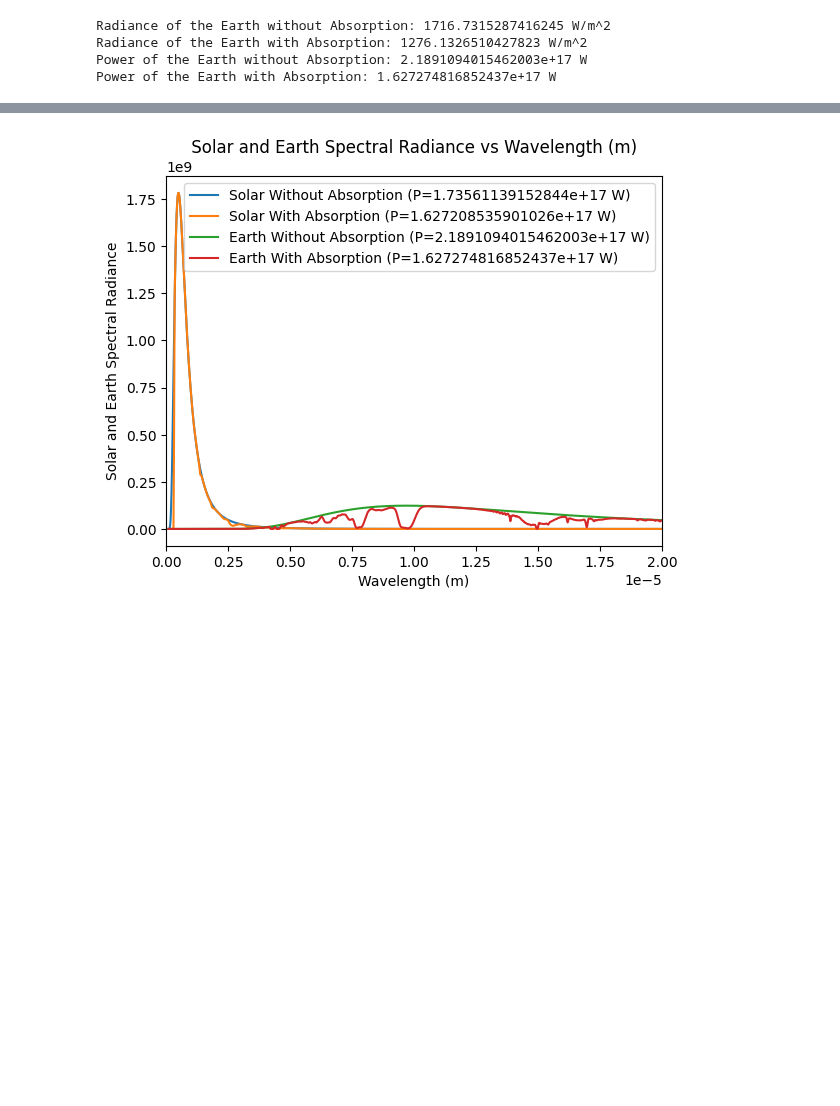
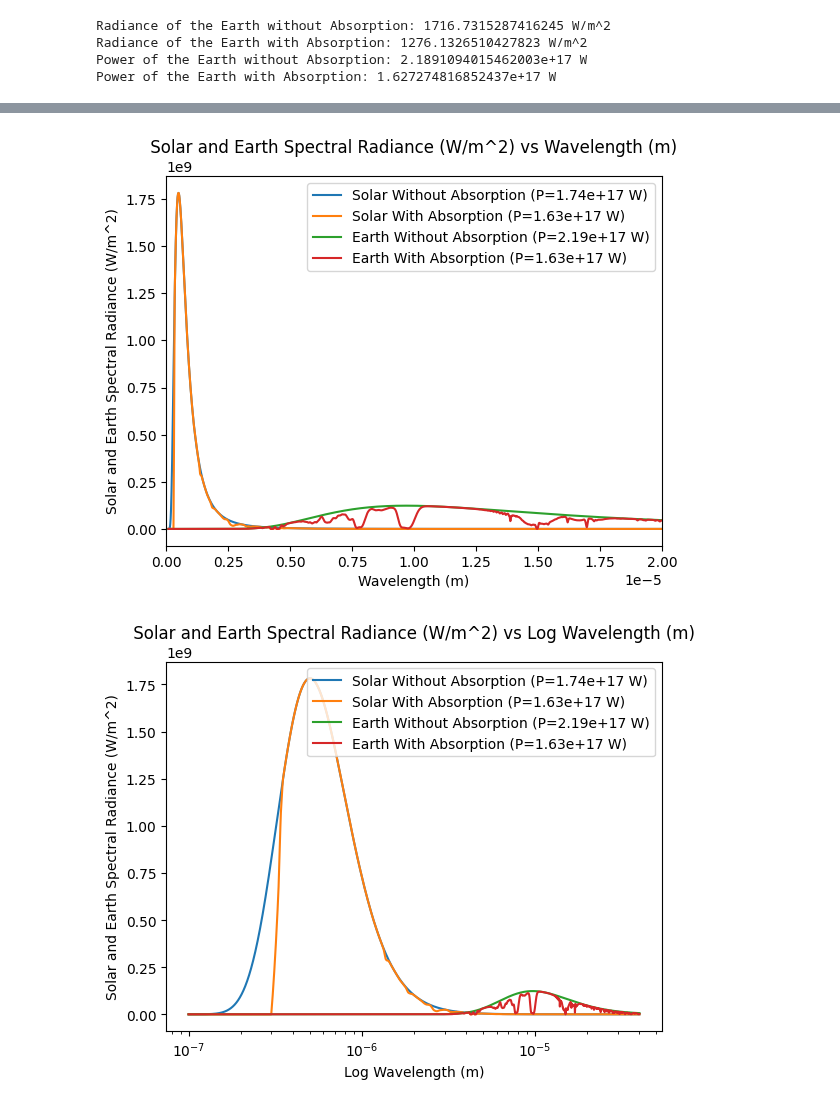
Before and after one commit to kevinthegreat1/HonorsPhysics2, a Jupyter notebook: Unit12/Model.ipynb, the cells around one changed output, grey strips where cells are left out. Cells and saved outputs as stored; diff of their text form; code cells hidden in the pictures; blank space fills up the shorter version.

Commit message:
Update graphs

```diff
--- a/Unit12/Model.ipynb
+++ b/Unit12/Model.ipynb
@@ -164,5 +172,9 @@ Power of the Earth with Absorption: 1.627274816852437e+17 W
 # %%
+# Graph Solar and Earth Spectral Radiance
 plt.xlim(0, 2e-5)
-model_utils.graph([(wavelengths, spectral_radiance_sun_without_transmittances, f"Solar Without Absorption (P={power_sun_without_transmittances} W)"), (wavelengths, spectral_radiance_sun, f"Solar With Absorption (P={power_sun} W)"), (wavelengths, spectral_radiance_earth_without_transmittances, f"Earth Without Absorption (P={power_earth_without_transmittances} W)"), (wavelengths, spectral_radiance_earth, f"Earth With Absorption (P={power_earth} W)")], "Solar and Earth Spectral Radiance", "", "Wavelength", "m")
+model_utils.graph([(wavelengths, spectral_radiance_sun_without_transmittances, f"Solar Without Absorption (P={power_sun_without_transmittances:.2e} W)"), (wavelengths, spectral_radiance_sun, f"Solar With Absorption (P={power_sun:.2e} W)"), (wavelengths, spectral_radiance_earth_without_transmittances, f"Earth Without Absorption (P={power_earth_without_transmittances:.2e} W)"), (wavelengths, spectral_radiance_earth, f"Earth With Absorption (P={power_earth:.2e} W)")], "Solar and Earth Spectral Radiance", "W/m^2", "Wavelength", "m")
+plt.xscale("log")
+model_utils.graph([(wavelengths, spectral_radiance_sun_without_transmittances, f"Solar Without Absorption (P={power_sun_without_transmittances:.2e} W)"), (wavelengths, spectral_radiance_sun, f"Solar With Absorption (P={power_sun:.2e} W)"), (wavelengths, spectral_radiance_earth_without_transmittances, f"Earth Without Absorption (P={power_earth_without_transmittances:.2e} W)"), (wavelengths, spectral_radiance_earth, f"Earth With Absorption (P={power_earth:.2e} W)")], "Solar and Earth Spectral Radiance", "W/m^2", "Log Wavelength", "m")
 # %% [output]
-[figure, old version]
+[figure, new version]
+[figure, added]
```
Also changed, not shown: parts of 4 cells of this notebook.
